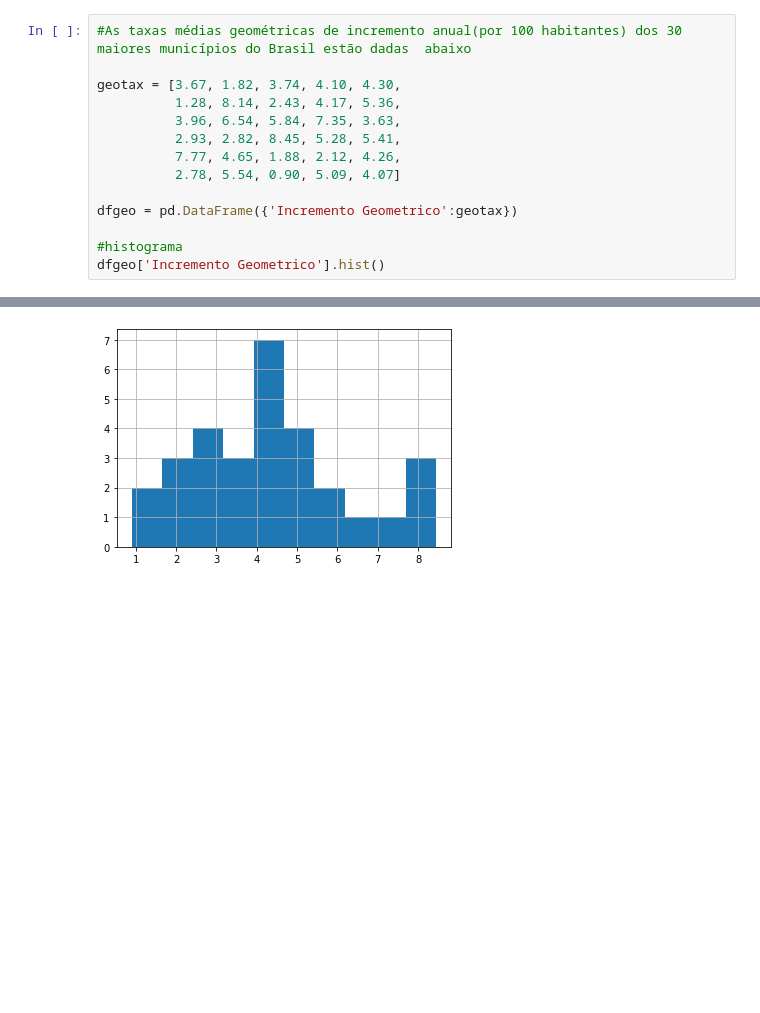
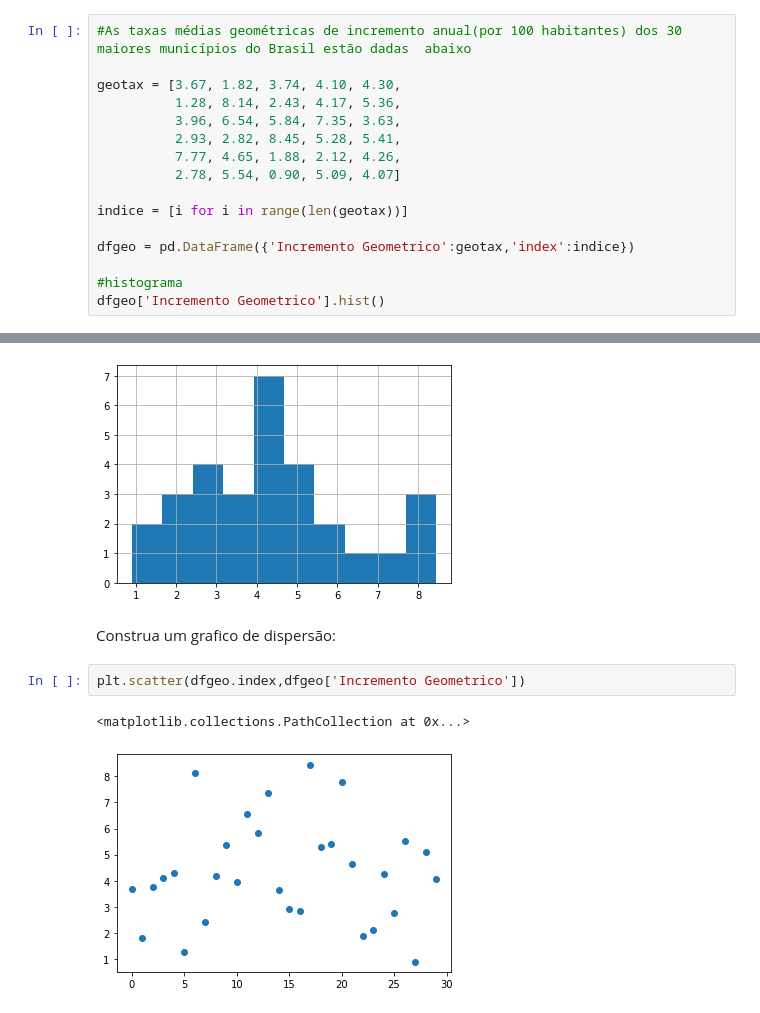
Before and after one commit to nilberthsouza/Businessinteligence, a Jupyter notebook: Exercicios_Livro_Bussab.ipynb, the cells around one changed output, grey strips where cells are left out. Drawn from its saved outputs; the diff is of its cells as text; blank space fills up the shorter version.

Commit message:
scatter plot adcionado

```diff
--- a/Exercicios_Livro_Bussab.ipynb
+++ b/Exercicios_Livro_Bussab.ipynb
@@ -53,10 +59,19 @@ geotax = [3.67, 1.82, 3.74, 4.10, 4.30,
           7.77, 4.65, 1.88, 2.12, 4.26,
           2.78, 5.54, 0.90, 5.09, 4.07]
 
-dfgeo = pd.DataFrame({'Incremento Geometrico':geotax})
+indice = [i for i in range(len(geotax))]
+
+dfgeo = pd.DataFrame({'Incremento Geometrico':geotax,'index':indice})
 
 #histograma
 dfgeo['Incremento Geometrico'].hist()
 # %% [output]
 <matplotlib.axes._subplots.AxesSubplot at 0x...>
 [figure]
+# %% [markdown]
+Construa um grafico de dispersão:
+# %%
+plt.scatter(dfgeo.index,dfgeo['Incremento Geometrico'])
+# %% [output]
+<matplotlib.collections.PathCollection at 0x...>
+[figure, added]
```
Also changed, not shown: parts of 2 cells of this notebook.
